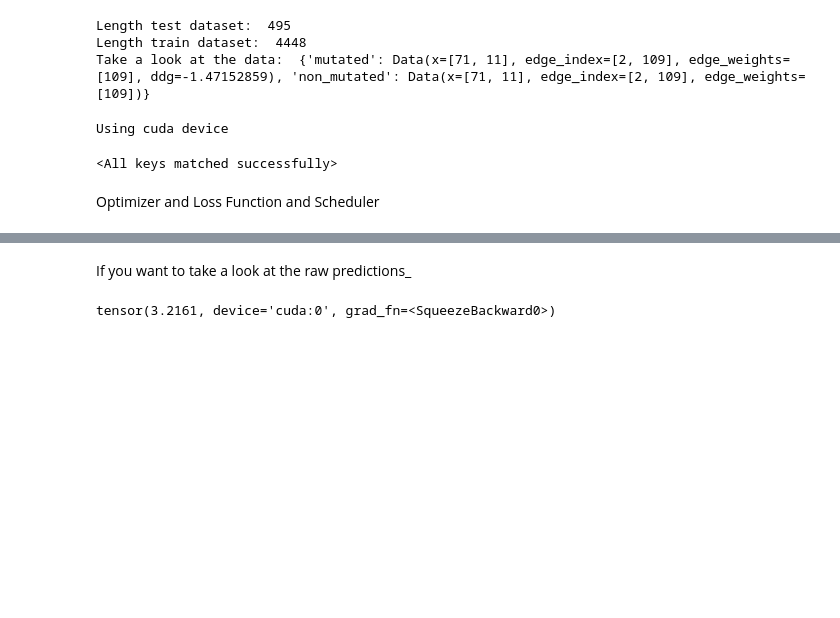
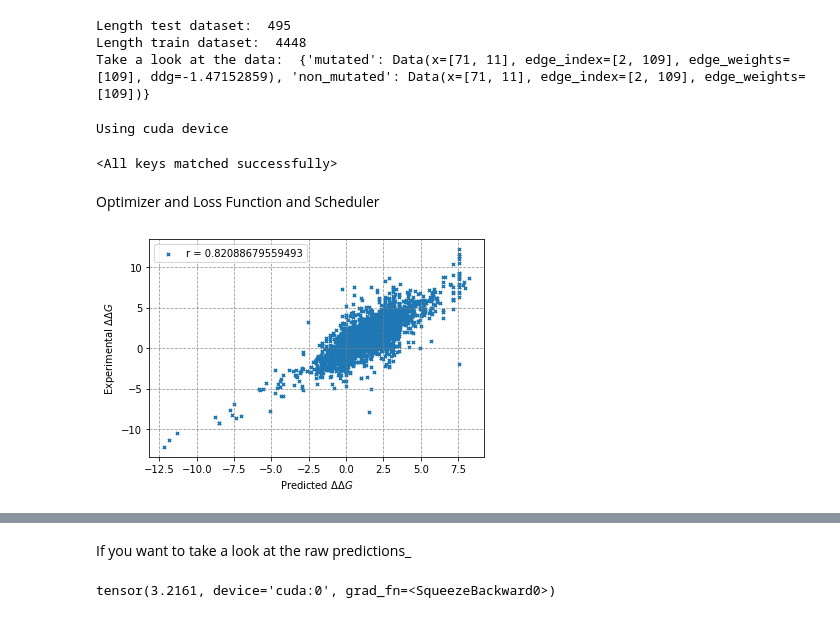
Before and after one commit to babaid/ProBindNN, a Jupyter notebook: main.ipynb, the cells around one changed output, grey strips where cells are left out. Drawn from its saved outputs; the diff is of its cells as text; code cells hidden in the pictures; blank space fills up the shorter version.

```diff
--- a/main.ipynb
+++ b/main.ipynb
@@ -39,7 +39,7 @@ make_dataset(index_xlsx="../index.xlsx", root="../dataset")
 # %% [markdown]
 Dataset/dataloaders
 # %%
-dataset = MutationDataset(index_xlsx="index.xlsx", root="dataset12aa")
+dataset = MutationDataset(index_xlsx="index.xlsx", root="cancer_dataset")
 train_size = int(len(dataset)*0.9)
 val_size = len(dataset)-train_size
 train_dataset, val_dataset = torch.utils.data.random_split(dataset, [train_size, val_size])
@@ -79,13 +79,15 @@ best_model, path = train(model, loaders, optimizer, loss_fn, scheduler, n_epochs
 # %%
 #change path to point to your model if available
 
 #model.load_state_dict(torch.load(path))
 
 #identifier for saved datapoints
 
 t = time.time()
 stamp = datetime.utcfromtimestamp(t).strftime('%Y_%m_%d_%H_%M_%S')
 
-N = len(val_dataset)
+N = len(dataset)
 
-comparator(model,train_dataset, N, "_data/predictions/{}_12aa.csv".format(stamp))
+comparator(model,dataset, N, "_data/predictions/{}_.csv".format(stamp))
+# %% [output]
+[figure, added]
```
Also changed, not shown: parts of 20 cells of this notebook, 39 other files.
